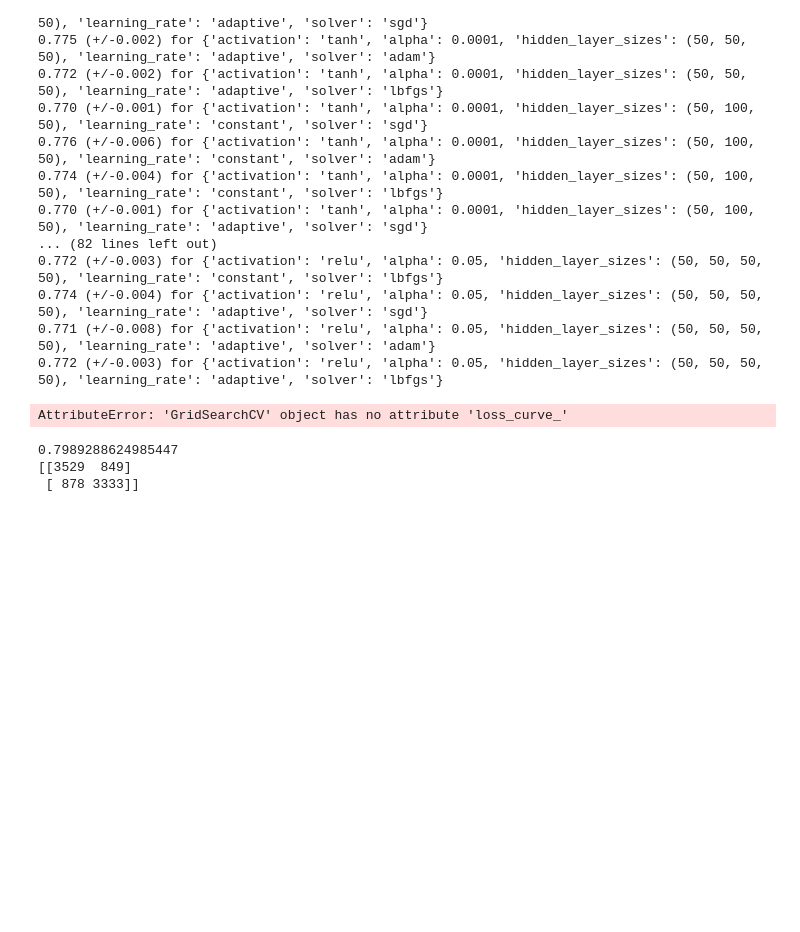
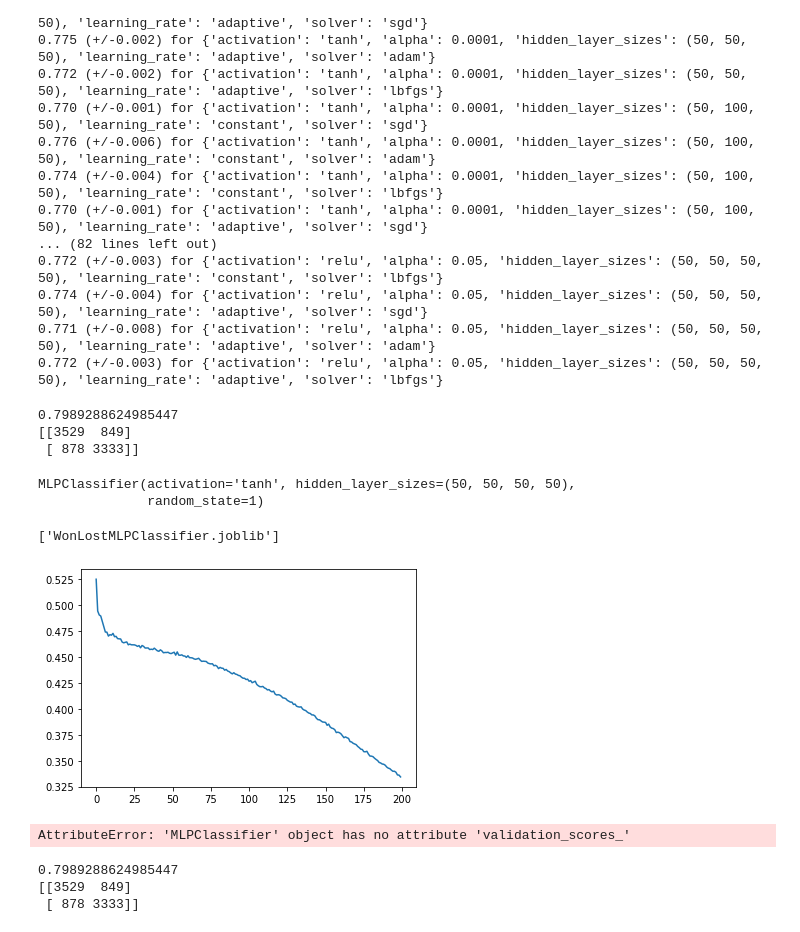
Before and after one commit to smulhern18/FRCAIScouting, a Jupyter notebook: src/GCP/train.ipynb, the cells around one changed output. Cells and saved outputs as stored; diff of their text form; code cells hidden in the pictures; blank space fills up the shorter version.

Commit message:
Added code to dump best model to file

```diff
--- a/src/GCP/train.ipynb
+++ b/src/GCP/train.ipynb
@@ -1,8 +1,8 @@
 # %%
 import pandas as pd
-data_train = pd.read_csv('train.csv')
+data_train = pd.read_csv('../../data/v2/train.csv')
 data_train = data_train.loc[data_train['mtype'].str.contains("qm")]
-data_test = pd.read_csv('test.csv')
+data_test = pd.read_csv('../../data/v2/test.csv')
 data_test = data_test.loc[data_test['mtype'].str.contains("qm")]
 
 data_train = data_train.drop(columns=['year', 'competition', 'match', 'mtype', 'bscore', 'rscore', 'red_won'])
@@ -98,14 +78,38 @@ Best parameters found:
 0.774 (+/-0.004) for {'activation': 'relu', 'alpha': 0.05, 'hidden_layer_sizes': (50, 50, 50, 50), 'learning_rate': 'adaptive', 'solver': 'sgd'}
 0.771 (+/-0.008) for {'activation': 'relu', 'alpha': 0.05, 'hidden_layer_sizes': (50, 50, 50, 50), 'learning_rate': 'adaptive', 'solver': 'adam'}
 0.772 (+/-0.003) for {'activation': 'relu', 'alpha': 0.05, 'hidden_layer_sizes': (50, 50, 50, 50), 'learning_rate': 'adaptive', 'solver': 'lbfgs'}
+# %%
+y_pred = clf.predict(X_test)
+
+from sklearn.metrics import confusion_matrix, accuracy_score
+print(accuracy_score(Y_test, y_pred))
+
+cm = confusion_matrix(y_pred, Y_test)
+print(cm)
+# %% [output]
+0.7989288624985447
+[[3529  849]
+ [ 878 3333]]
+# %%
+mlp = MLPClassifier(random_state=1, hidden_layer_sizes=(50, 50, 50, 50), activation='tanh', solver='adam', alpha=0.0001, learning_rate='constant')
+mlp.fit(X_train, Y_train)
+# %% [output]
+MLPClassifier(activation='tanh', hidden_layer_sizes=(50, 50, 50, 50),
+              random_state=1)
+# %%
+from joblib import dump
+dump(mlp, 'WonLostMLPClassifier.joblib')
+# %% [output]
+['WonLostMLPClassifier.joblib']
 # %%
 import matplotlib.pyplot as plt
 
-plt.plot(clf.loss_curve_)
+plt.plot(mlp.loss_curve_)
 plt.show()
 
-plt.plot(clf.validation_scores_)
+plt.plot(mlp.validation_scores_)
 plt.show()
 # %% [output]
+[figure, added]
-AttributeError: 'GridSearchCV' object has no attribute 'loss_curve_'
+AttributeError: 'MLPClassifier' object has no attribute 'validation_scores_'
 # %%
```
Also changed, not shown: parts of 2 cells of this notebook.
